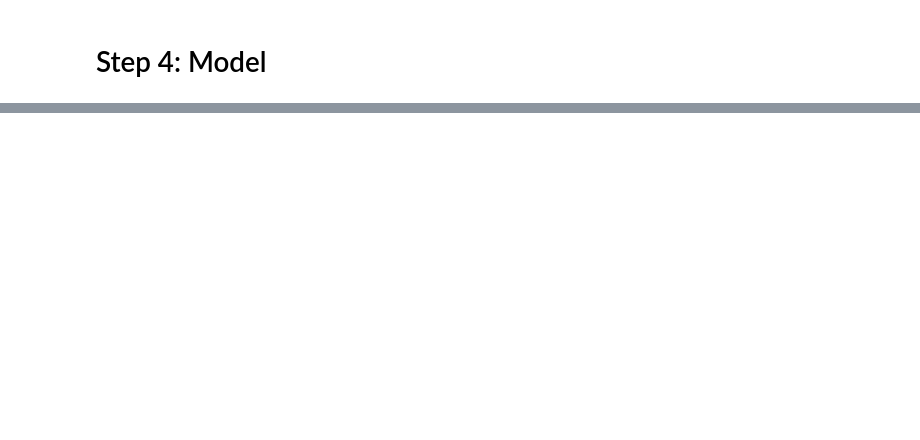
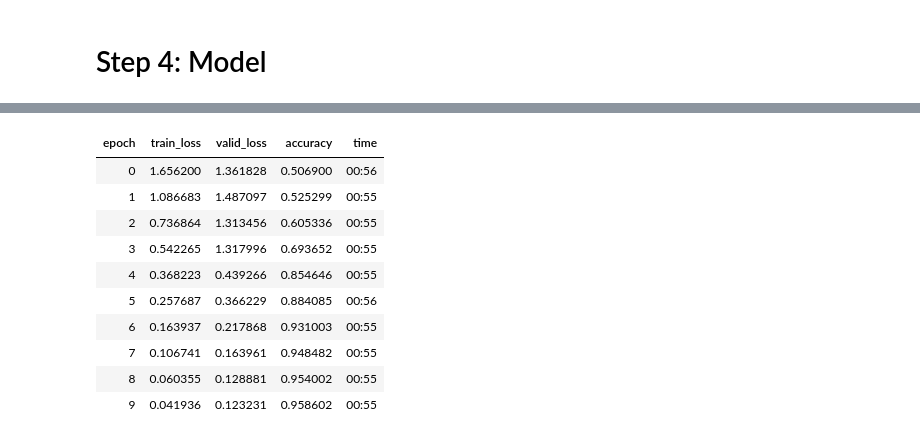
Before and after one commit to loicrouillermonay/Machine-Learning-Projects, a Jupyter notebook: Urban Sound Classification/Urban Sound Classification.ipynb, the cells around one changed output, grey strips where cells are left out. Drawn from its saved outputs; the diff is of its cells as text; code cells hidden in the pictures; blank space fills up the shorter version.

```diff
--- a/Urban Sound Classification/Urban Sound Classification.ipynb
+++ b/Urban Sound Classification/Urban Sound Classification.ipynb
@@ -140,0 +154,14 @@ data_dir = Path('../Urban Sound Classification/Data Sources/train/spectrogram/')
+# %%
+learn.fit_one_cycle(10, 0.003)
+# %% [output]
+| epoch | train_loss | valid_loss | accuracy | time |
+| 0 | 1.656200 | 1.361828 | 0.506900 | 00:56 |
+| 1 | 1.086683 | 1.487097 | 0.525299 | 00:55 |
+| 2 | 0.736864 | 1.313456 | 0.605336 | 00:55 |
+| 3 | 0.542265 | 1.317996 | 0.693652 | 00:55 |
+| 4 | 0.368223 | 0.439266 | 0.854646 | 00:55 |
+| 5 | 0.257687 | 0.366229 | 0.884085 | 00:56 |
+| 6 | 0.163937 | 0.217868 | 0.931003 | 00:55 |
+| 7 | 0.106741 | 0.163961 | 0.948482 | 00:55 |
+| 8 | 0.060355 | 0.128881 | 0.954002 | 00:55 |
+| 9 | 0.041936 | 0.123231 | 0.958602 | 00:55 |
```
Also changed, not shown: parts of 19 cells of this notebook.
